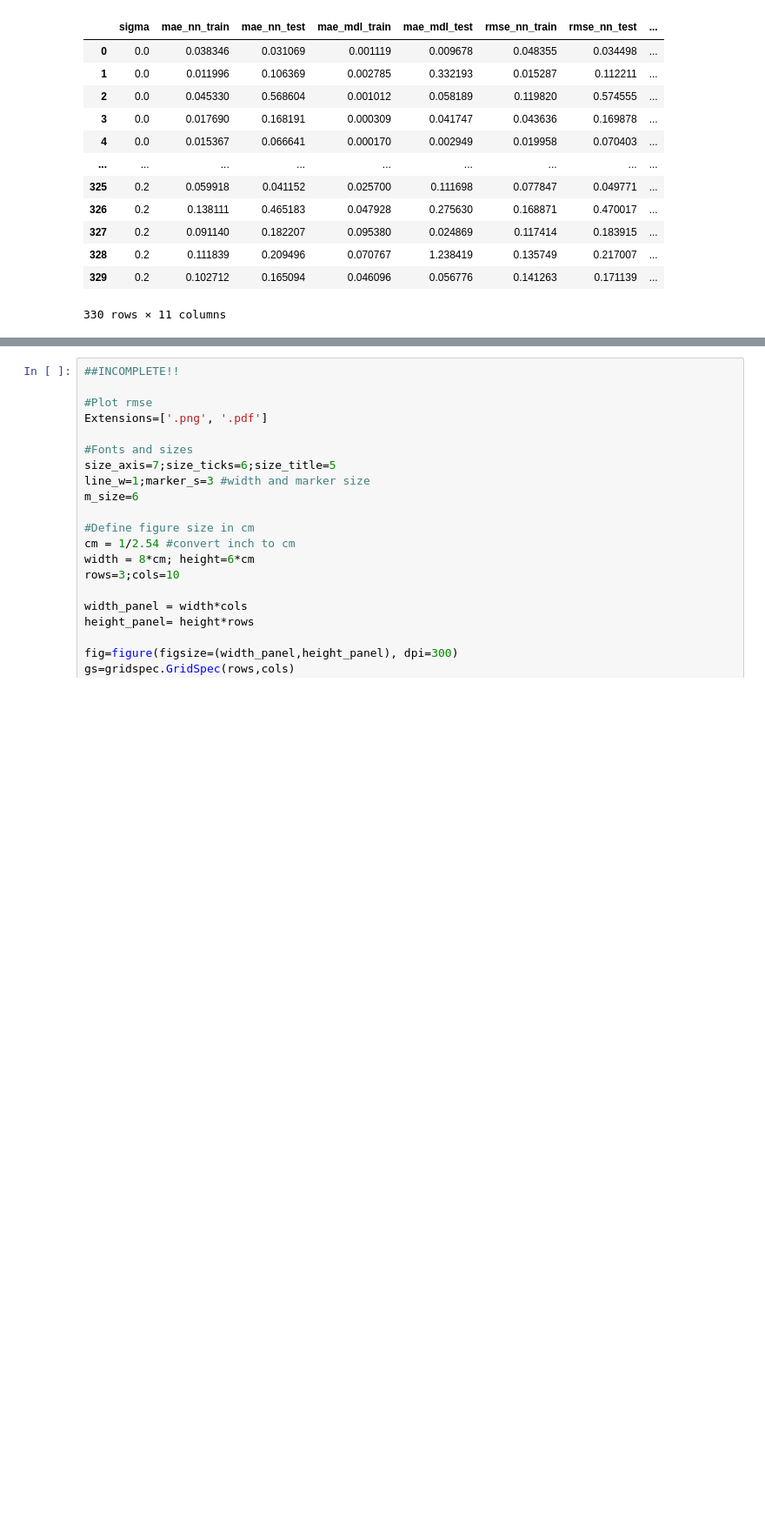
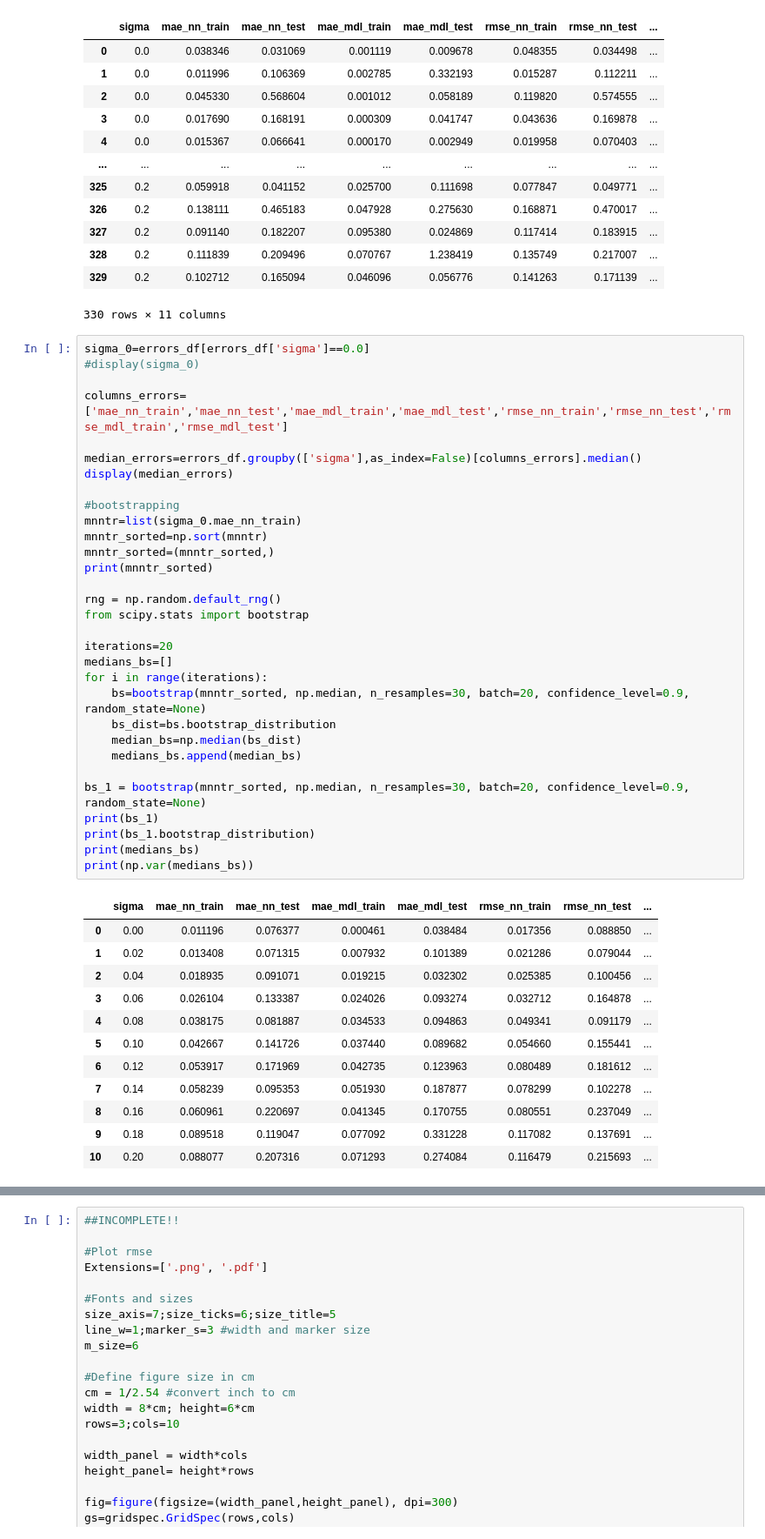
Before and after one commit to SergioCoboLopez/ANN_BMS, a Jupyter notebook: bin/medians_BMS_ANNs.ipynb, the cells around one changed output, grey strips where cells are left out. Shown: that part at 87% size. Cells and saved outputs as stored; diff of their text form; blank space fills up the shorter version.

```diff
--- a/bin/medians_BMS_ANNs.ipynb
+++ b/bin/medians_BMS_ANNs.ipynb
@@ -182,3 +182,47 @@ sigma
 | 328 | 0.2 | 0.111839 | 0.209496 | 0.070767 | 1.238419 | 0.135749 | 0.217007 | ... |
 | 329 | 0.2 | 0.102712 | 0.165094 | 0.046096 | 0.056776 | 0.141263 | 0.171139 | ... |
 330 rows × 11 columns
+# %%
+sigma_0=errors_df[errors_df['sigma']==0.0]
+#display(sigma_0)
+
+columns_errors=['mae_nn_train','mae_nn_test','mae_mdl_train','mae_mdl_test','rmse_nn_train','rmse_nn_test','rmse_mdl_train','rmse_mdl_test']
+
+median_errors=errors_df.groupby(['sigma'],as_index=False)[columns_errors].median()
+display(median_errors)
+
+#bootstrapping
+mnntr=list(sigma_0.mae_nn_train)
+mnntr_sorted=np.sort(mnntr)
+mnntr_sorted=(mnntr_sorted,)
+print(mnntr_sorted)
+
+rng = np.random.default_rng()
+from scipy.stats import bootstrap
+
+iterations=20
+medians_bs=[]
+for i in range(iterations):
+    bs=bootstrap(mnntr_sorted, np.median, n_resamples=30, batch=20, confidence_level=0.9, random_state=None)
+    bs_dist=bs.bootstrap_distribution
+    median_bs=np.median(bs_dist)
+    medians_bs.append(median_bs)
+
+bs_1 = bootstrap(mnntr_sorted, np.median, n_resamples=30, batch=20, confidence_level=0.9, random_state=None)
+print(bs_1)
+print(bs_1.bootstrap_distribution)
+print(medians_bs)
+print(np.var(medians_bs))
+# %% [output]
+|  | sigma | mae_nn_train | mae_nn_test | mae_mdl_train | mae_mdl_test | rmse_nn_train | rmse_nn_test | ... |
+| 0 | 0.00 | 0.011196 | 0.076377 | 0.000461 | 0.038484 | 0.017356 | 0.088850 | ... |
+| 1 | 0.02 | 0.013408 | 0.071315 | 0.007932 | 0.101389 | 0.021286 | 0.079044 | ... |
+| 2 | 0.04 | 0.018935 | 0.091071 | 0.019215 | 0.032302 | 0.025385 | 0.100456 | ... |
+| 3 | 0.06 | 0.026104 | 0.133387 | 0.024026 | 0.093274 | 0.032712 | 0.164878 | ... |
+| 4 | 0.08 | 0.038175 | 0.081887 | 0.034533 | 0.094863 | 0.049341 | 0.091179 | ... |
+| 5 | 0.10 | 0.042667 | 0.141726 | 0.037440 | 0.089682 | 0.054660 | 0.155441 | ... |
+| 6 | 0.12 | 0.053917 | 0.171969 | 0.042735 | 0.123963 | 0.080489 | 0.181612 | ... |
+| 7 | 0.14 | 0.058239 | 0.095353 | 0.051930 | 0.187877 | 0.078299 | 0.102278 | ... |
+| 8 | 0.16 | 0.060961 | 0.220697 | 0.041345 | 0.170755 | 0.080551 | 0.237049 | ... |
+| 9 | 0.18 | 0.089518 | 0.119047 | 0.077092 | 0.331228 | 0.117082 | 0.137691 | ... |
+| 10 | 0.20 | 0.088077 | 0.207316 | 0.071293 | 0.274084 | 0.116479 | 0.215693 | ... |
```
Also changed, not shown: parts of 3 cells of this notebook, 14 other files.
